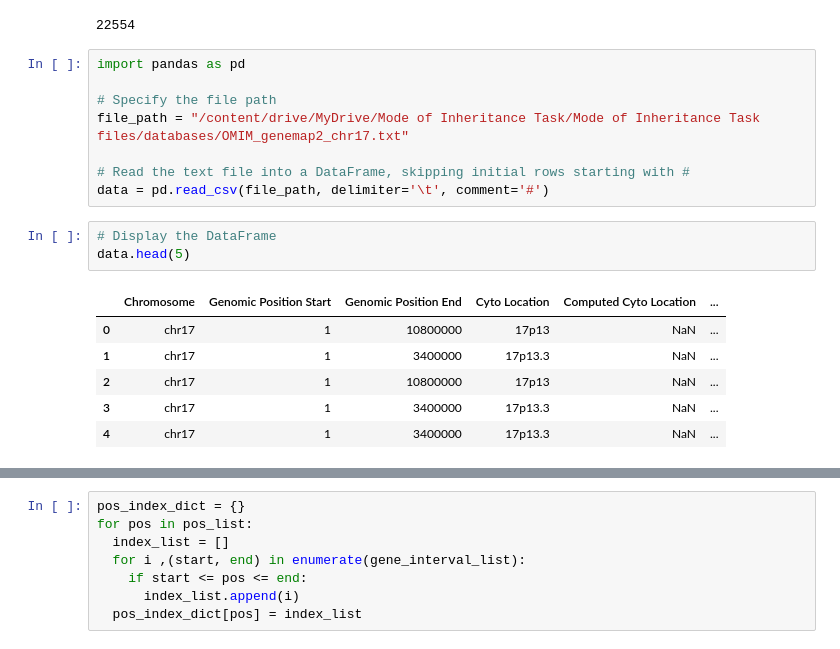
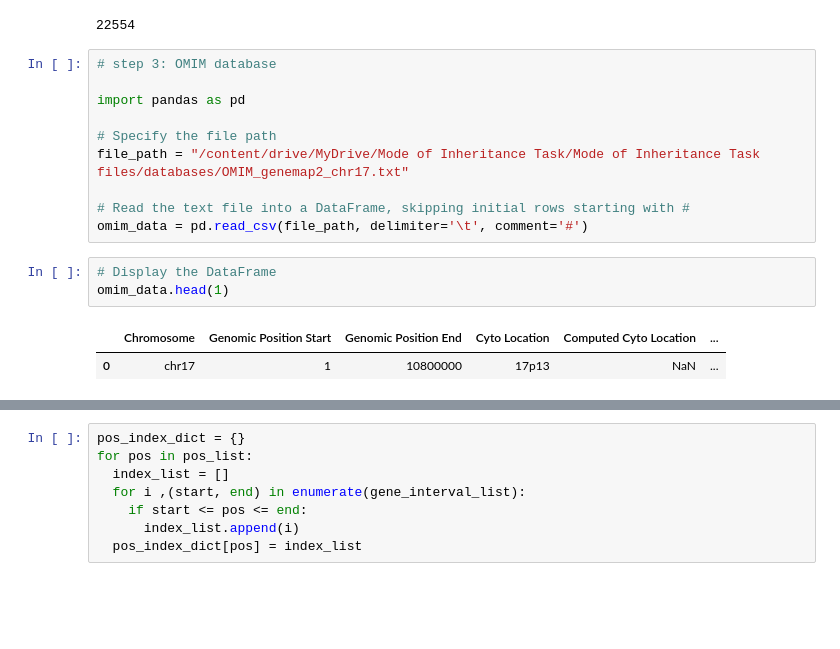
Before and after one commit to alihaji1221/Mode-of-Inheritance-Task, a Jupyter notebook: Mode_of_Inheritance_Task.ipynb, the cells around one changed output, grey strips where cells are left out. Cells and saved outputs as stored; diff of their text form; blank space fills up the shorter version.

```diff
--- a/Mode_of_Inheritance_Task.ipynb
+++ b/Mode_of_Inheritance_Task.ipynb
@@ -58,20 +71,18 @@ len(pos_list)
 # %% [output]
 22554
 # %%
+# step 3: OMIM database
+
 import pandas as pd
 
 # Specify the file path
 file_path = "/content/drive/MyDrive/Mode of Inheritance Task/Mode of Inheritance Task files/databases/OMIM_genemap2_chr17.txt"
 
 # Read the text file into a DataFrame, skipping initial rows starting with #
-data = pd.read_csv(file_path, delimiter='\t', comment='#')
+omim_data = pd.read_csv(file_path, delimiter='\t', comment='#')
 # %%
 # Display the DataFrame
-data.head(5)
+omim_data.head(1)
 # %% [output]
 |  | Chromosome | Genomic Position Start | Genomic Position End | Cyto Location | Computed Cyto Location | ... |
 | 0 | chr17 | 1 | 10800000 | 17p13 | NaN | ... |
-| 1 | chr17 | 1 | 3400000 | 17p13.3 | NaN | ... |
-| 2 | chr17 | 1 | 10800000 | 17p13 | NaN | ... |
-| 3 | chr17 | 1 | 3400000 | 17p13.3 | NaN | ... |
-| 4 | chr17 | 1 | 3400000 | 17p13.3 | NaN | ... |
```
Also changed, not shown: parts of 34 cells of this notebook, 1 other file.
